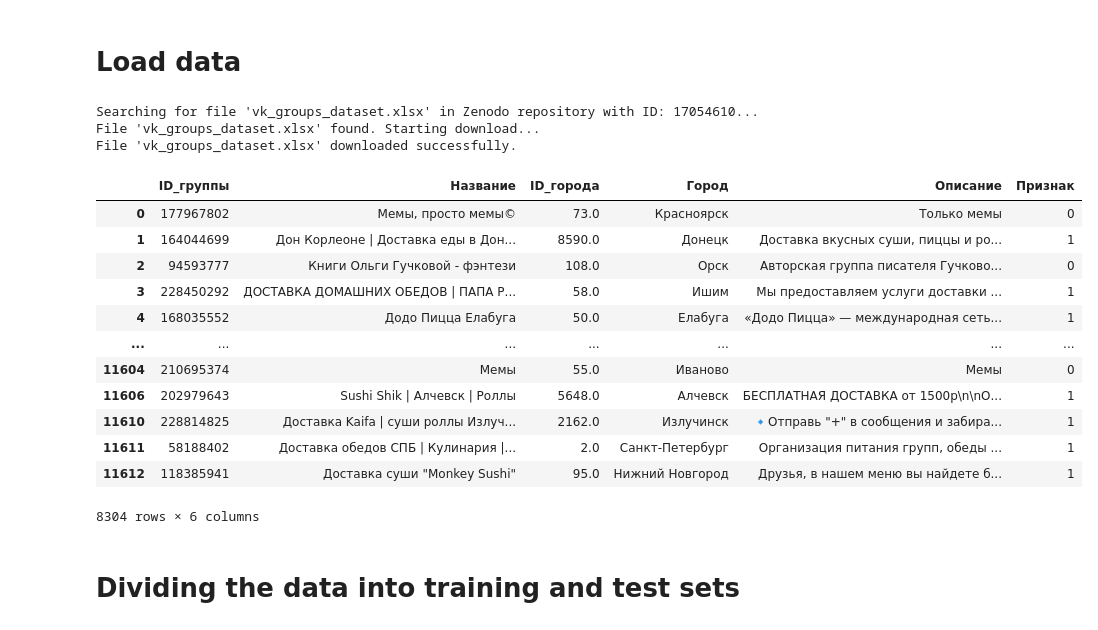
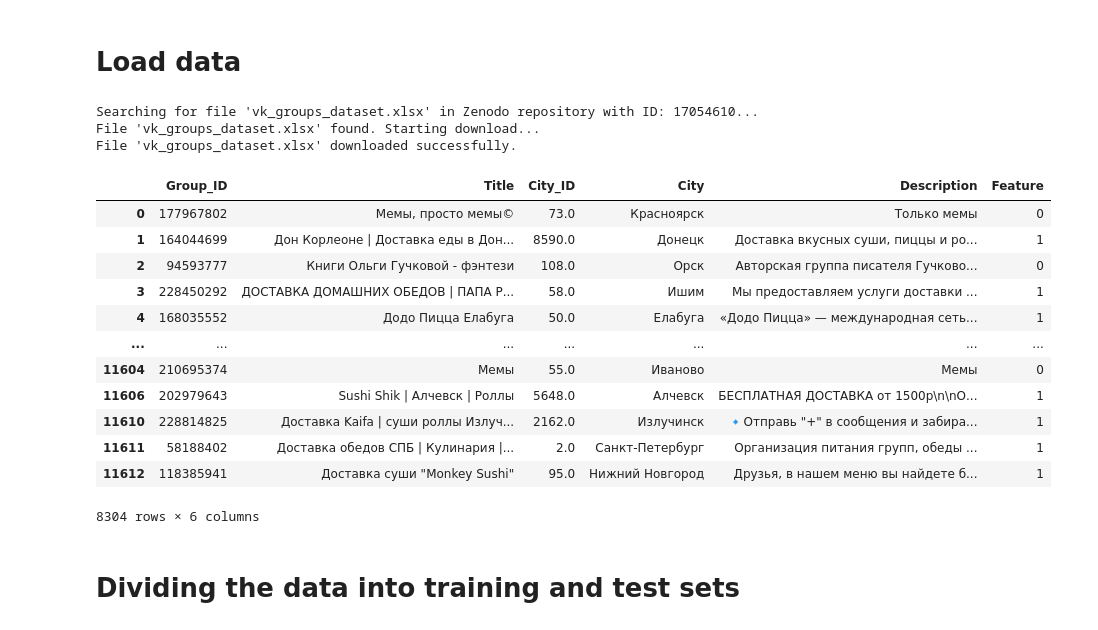
Before and after one commit to AndreySokolovInterprogram/Mitigating_uncertainty_in_data_driven_marketing, a Jupyter notebook: notebooks/Classification groups/Selecting Target Groups.ipynb, the cells around one changed output. Drawn from its saved outputs; the diff is of its cells as text; code cells hidden in the pictures.

```diff
--- a/notebooks/Classification groups/Selecting Target Groups.ipynb
+++ b/notebooks/Classification groups/Selecting Target Groups.ipynb
@@ -33,34 +33,44 @@ try:
         if file.get('key') == filename_to_download:
             file_url = file.get('links', {}).get('self')
             break
 
     if file_url:
         print(f"File '{filename_to_download}' found. Starting download...")
 
         file_response = requests.get(file_url, stream=True)
         file_response.raise_for_status()
 
         # Save the file to the current directory
         with open(filename_to_download, 'wb') as f:
             for chunk in file_response.iter_content(chunk_size=8192):
                 f.write(chunk)
 
         print(f"File '{filename_to_download}' downloaded successfully.")
     else:
         print(f"File '{filename_to_download}' not found in the repository.")
 
 except requests.exceptions.RequestException as e:
     print(f"An error occurred while accessing Zenodo: {e}")
 
 
 groups = pd.read_excel('vk_groups_dataset.xlsx')
 groups = groups.dropna()
+
+groups = groups.rename(columns={
+    'ID_группы': 'Group_ID',
+    'Название': 'Title',
+    'ID_города': 'City_ID',
+    'Город': 'City',
+    'Описание': 'Description',
+    'Признак': 'Feature'
+})
+
 groups
 # %% [output]
 Searching for file 'vk_groups_dataset.xlsx' in Zenodo repository with ID: 17054610...
 File 'vk_groups_dataset.xlsx' found. Starting download...
 File 'vk_groups_dataset.xlsx' downloaded successfully.
-|  | ID_группы | Название | ID_города | Город | Описание | Признак |
+|  | Group_ID | Title | City_ID | City | Description | Feature |
 | 0 | 177967802 | Мемы, просто мемы© | 73.0 | Красноярск | Только мемы | 0 |
 | 1 | 164044699 | Дон Корлеоне | Доставка еды в Дон... | 8590.0 | Донецк | Доставка вкусных суши, пиццы и ро... | 1 |
 | 2 | 94593777 | Книги Ольги Гучковой - фэнтези | 108.0 | Орск | Авторская группа писателя Гучково... | 0 |
```
Also changed, not shown: parts of 22 cells of this notebook, 3 other files.
